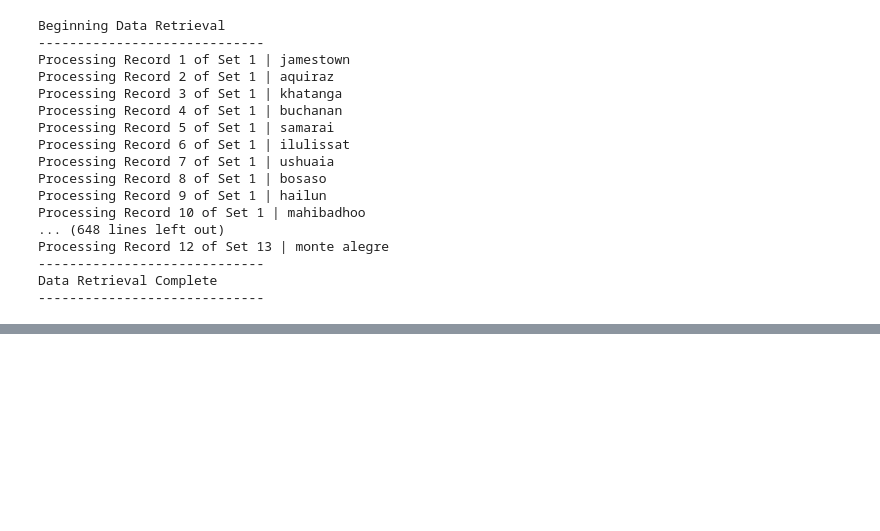
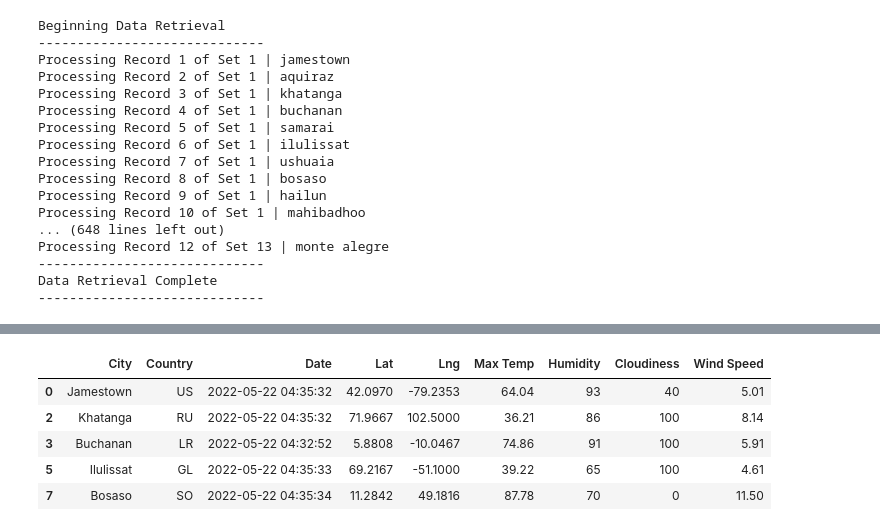
Before and after one commit to cjcheng22/World_Weather_Analysis, a Jupyter notebook: WeatherPy.ipynb, the cells around one changed output, grey strips where cells are left out. Saved outputs shown, nothing was run; the diff lists cells and outputs as text; code cells hidden in the pictures; blank space fills up the shorter version.

```diff
--- a/WeatherPy.ipynb
+++ b/WeatherPy.ipynb
@@ -280,0 +325,9 @@ plt.show()
+# %%
+city_data_df.loc[(city_data_df["Lat"] >= 0)].head()
+# %% [output]
+|  | City | Country | Date | Lat | Lng | Max Temp | Humidity | Cloudiness | Wind Speed |
+| 0 | Jamestown | US | 2022-05-22 04:35:32 | 42.0970 | -79.2353 | 64.04 | 93 | 40 | 5.01 |
+| 2 | Khatanga | RU | 2022-05-22 04:35:32 | 71.9667 | 102.5000 | 36.21 | 86 | 100 | 8.14 |
+| 3 | Buchanan | LR | 2022-05-22 04:32:52 | 5.8808 | -10.0467 | 74.86 | 91 | 100 | 5.91 |
+| 5 | Ilulissat | GL | 2022-05-22 04:35:33 | 69.2167 | -51.1000 | 39.22 | 65 | 100 | 4.61 |
+| 7 | Bosaso | SO | 2022-05-22 04:35:34 | 11.2842 | 49.1816 | 87.78 | 70 | 0 | 11.50 |
```
Also changed, not shown: parts of 25 cells of this notebook, 1 other file.
